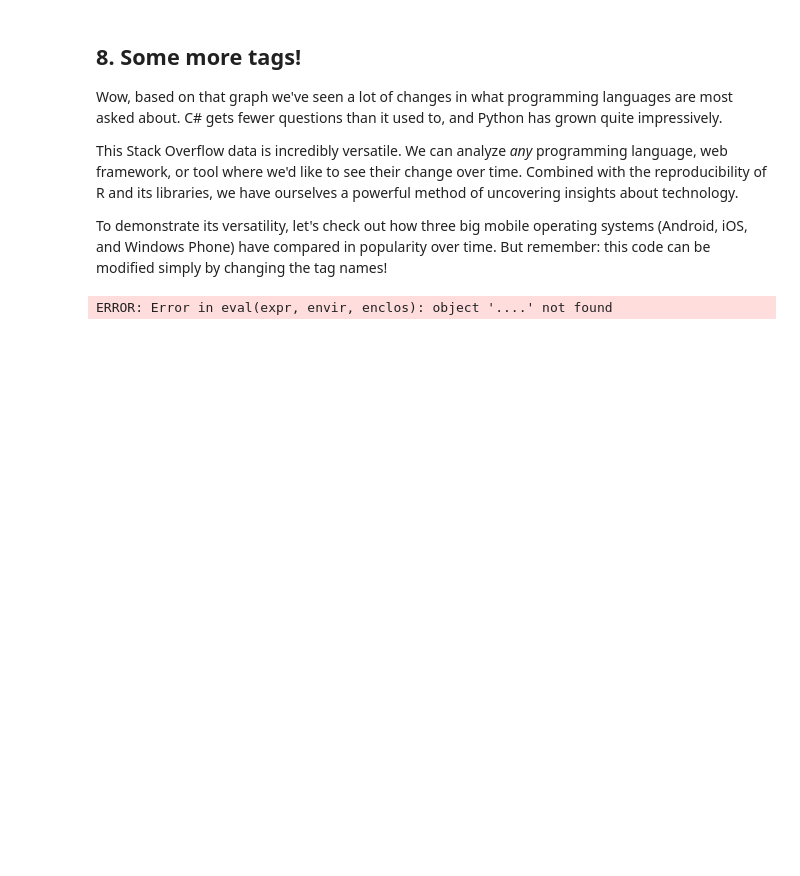
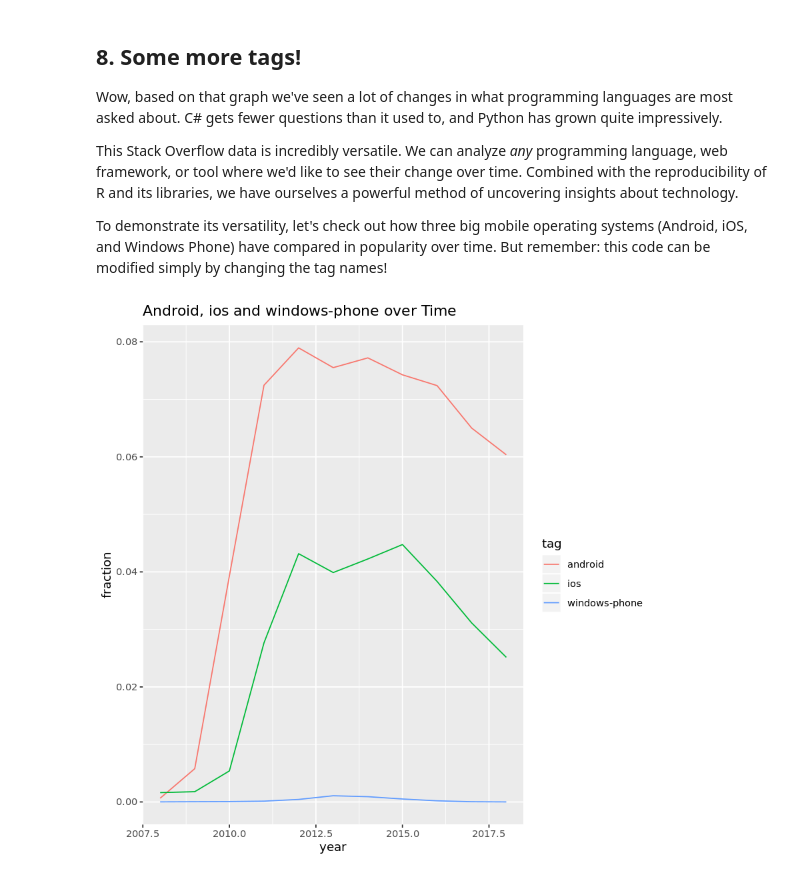
Before and after one commit to Kathryn-Jie/DataCamp-Projects, a Jupyter notebook: Rise and Fall of Programming Languages/notebook.ipynb, the cells around one changed output. Drawn from its saved outputs; the diff is of its cells as text; code cells hidden in the pictures; blank space fills up the shorter version.

```diff
--- a/Rise and Fall of Programming Languages/notebook.ipynb
+++ b/Rise and Fall of Programming Languages/notebook.ipynb
@@ -177,11 +177,11 @@ by_tag_subset %>% ggplot(aes(y = fraction, x = year, col = tag)) + ggtitle("High
 # %%
 # Get tags of interest
 my_tags <- c("android", "ios", "windows-phone")
 
 # Filter for those tags
-by_tag_subset <- filter(by_tag_year_fraction %in% my_tags)
+by_tag_subset <- by_tag_year_fraction %>% filter(tag %in% my_tags)
 
 # Plot tags over time on a line plot using color to represent tag
-# .... YOUR CODE FOR TASK 8 ....
+by_tag_subset %>% ggplot(aes(y = fraction, x = year, col = tag)) + ggtitle("Android, ios and windows-phone over Time") + geom_line()
 # %% [output]
-ERROR: Error in eval(expr, envir, enclos): object '....' not found
+[figure, added]
```
